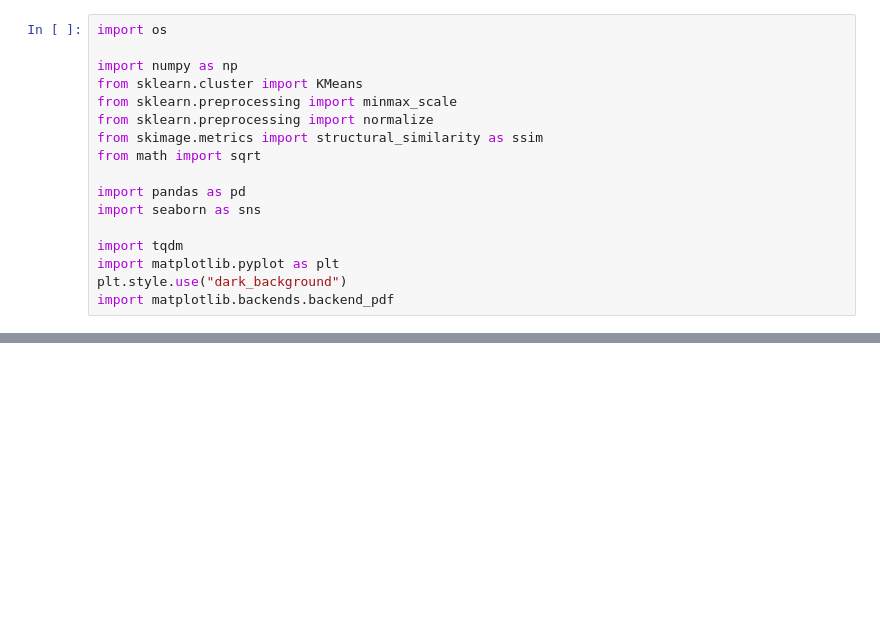
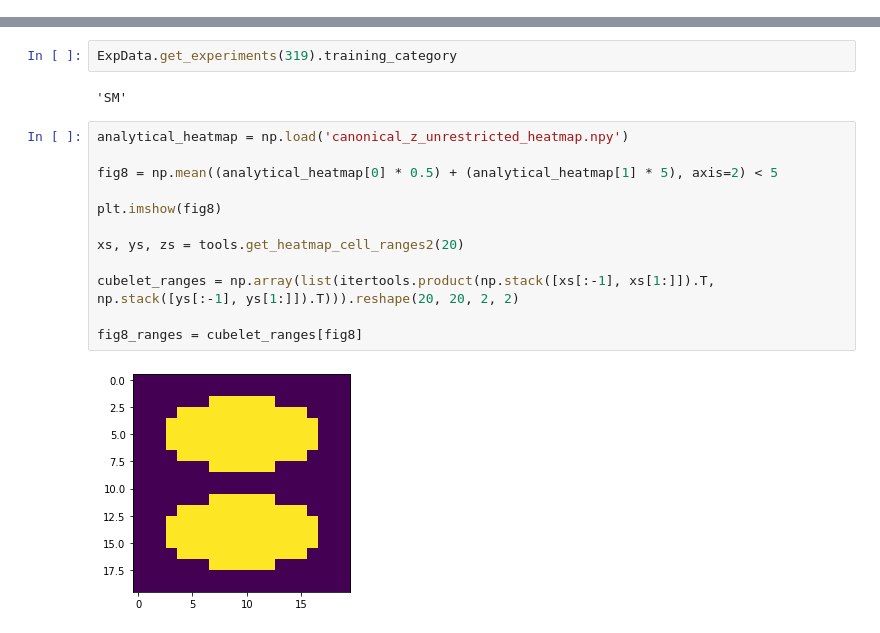
Before and after one commit to avicooper1/OOD_Orientation_Generalization, a Jupyter notebook: notebooks/network_analysis.ipynb, the cells around one changed output, grey strips where cells are left out. Cells and saved outputs as stored; diff of their text form; blank space fills up the shorter version.

```diff
--- a/notebooks/network_analysis.ipynb
+++ b/notebooks/network_analysis.ipynb
@@ -1,17 +0,0 @@
-# %%
-import os
-
-import numpy as np
-from sklearn.cluster import KMeans
-from sklearn.preprocessing import minmax_scale
-from sklearn.preprocessing import normalize
-from skimage.metrics import structural_similarity as ssim
-from math import sqrt
-
-import pandas as pd
-import seaborn as sns
-
-import tqdm
-import matplotlib.pyplot as plt
-plt.style.use("dark_background")
-import matplotlib.backends.backend_pdf
@@ -353,0 +21,18 @@ plt.imshow(a[5].reshape((25 * 50, 25)))
+# %%
+ExpData.get_experiments(319).training_category
+# %% [output]
+'SM'
+# %%
+analytical_heatmap = np.load('canonical_z_unrestricted_heatmap.npy')
+
+fig8 = np.mean((analytical_heatmap[0] * 0.5) + (analytical_heatmap[1] * 5), axis=2) < 5
+
+plt.imshow(fig8)
+
+xs, ys, zs = tools.get_heatmap_cell_ranges2(20)
+
+cubelet_ranges = np.array(list(itertools.product(np.stack([xs[:-1], xs[1:]]).T, np.stack([ys[:-1], ys[1:]]).T))).reshape(20, 20, 2, 2)
+
+fig8_ranges = cubelet_ranges[fig8]
+# %% [output]
+[figure, added]
```
Also changed, not shown: parts of 49 cells of this notebook, 7 other files.
